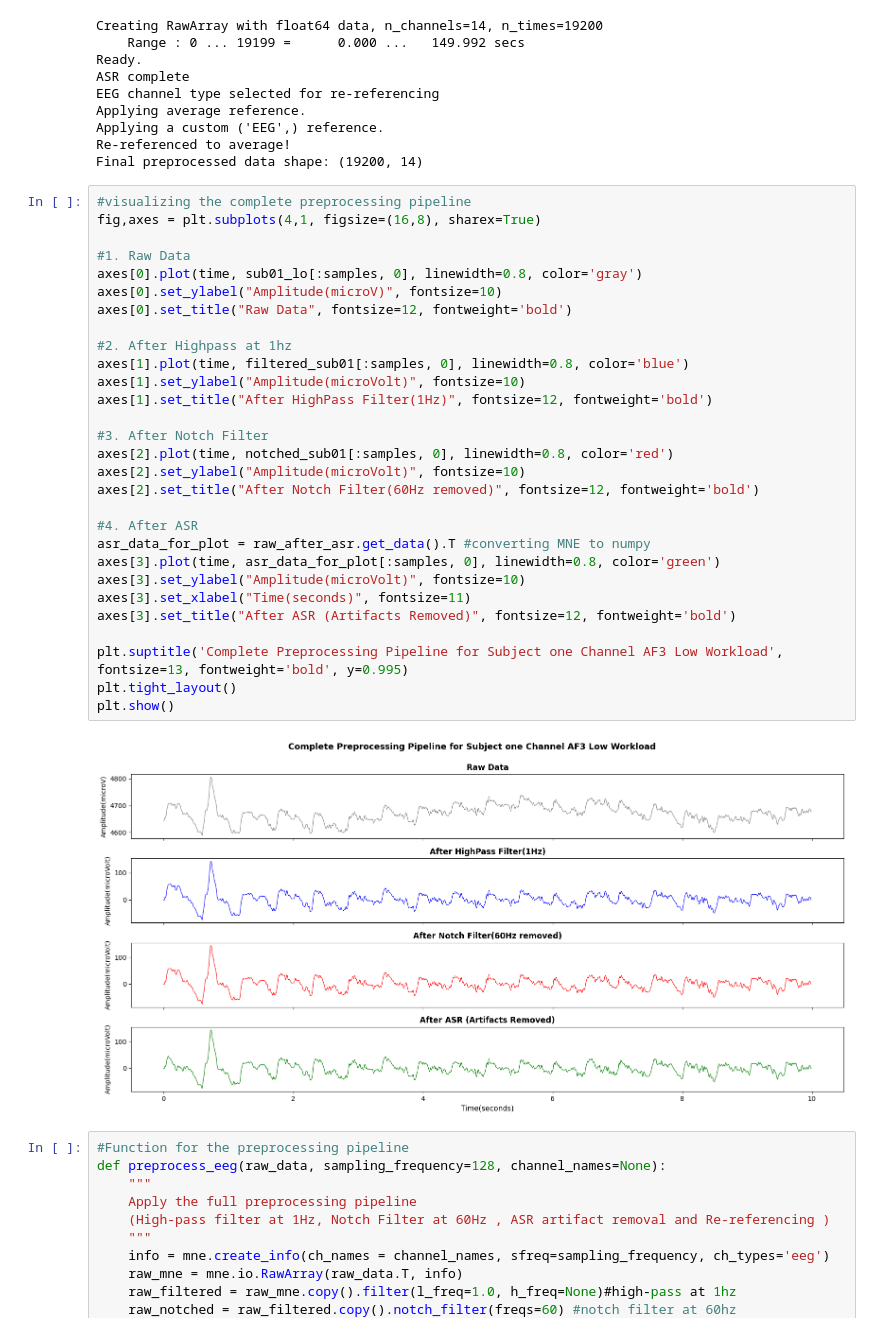
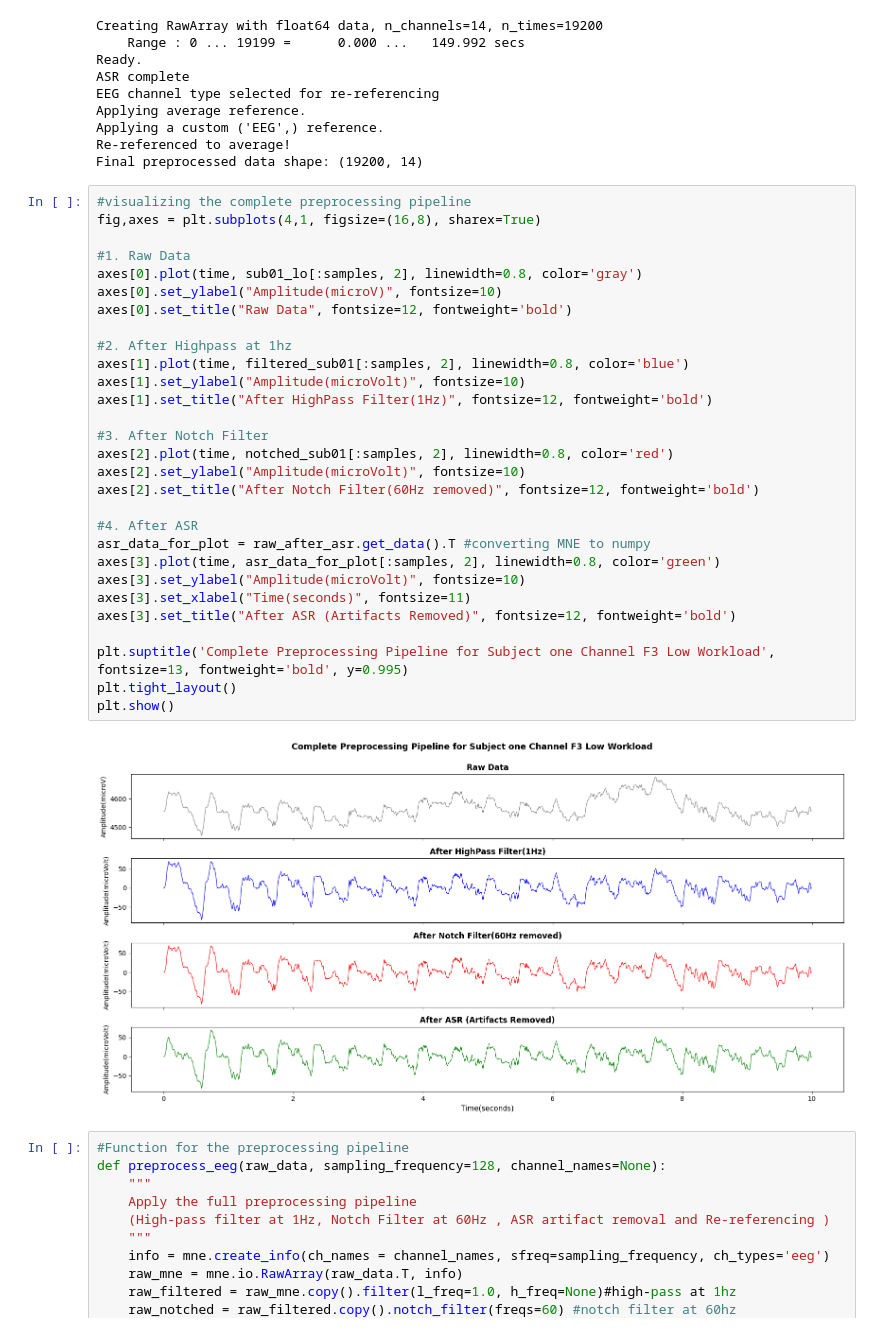
Before and after one commit to Folasewa/EEG-Based_Mental_Workload_Classifier, a Jupyter notebook: notebooks/preprocessing.ipynb, the cells around one changed output. Saved outputs shown, nothing was run; the diff lists cells and outputs as text.

```diff
--- a/notebooks/preprocessing.ipynb
+++ b/notebooks/preprocessing.ipynb
@@ -196,34 +196,34 @@ Final preprocessed data shape: (19200, 14)
 # %%
 #visualizing the complete preprocessing pipeline
 fig,axes = plt.subplots(4,1, figsize=(16,8), sharex=True)
 
 #1. Raw Data
-axes[0].plot(time, sub01_lo[:samples, 0], linewidth=0.8, color='gray')
+axes[0].plot(time, sub01_lo[:samples, 2], linewidth=0.8, color='gray')
 axes[0].set_ylabel("Amplitude(microV)", fontsize=10)
 axes[0].set_title("Raw Data", fontsize=12, fontweight='bold')
 
 #2. After Highpass at 1hz
-axes[1].plot(time, filtered_sub01[:samples, 0], linewidth=0.8, color='blue')
+axes[1].plot(time, filtered_sub01[:samples, 2], linewidth=0.8, color='blue')
 axes[1].set_ylabel("Amplitude(microVolt)", fontsize=10)
 axes[1].set_title("After HighPass Filter(1Hz)", fontsize=12, fontweight='bold')
 
 #3. After Notch Filter
-axes[2].plot(time, notched_sub01[:samples, 0], linewidth=0.8, color='red')
+axes[2].plot(time, notched_sub01[:samples, 2], linewidth=0.8, color='red')
 axes[2].set_ylabel("Amplitude(microVolt)", fontsize=10)
 axes[2].set_title("After Notch Filter(60Hz removed)", fontsize=12, fontweight='bold')
 
 #4. After ASR
 asr_data_for_plot = raw_after_asr.get_data().T #converting MNE to numpy
-axes[3].plot(time, asr_data_for_plot[:samples, 0], linewidth=0.8, color='green')
+axes[3].plot(time, asr_data_for_plot[:samples, 2], linewidth=0.8, color='green')
 axes[3].set_ylabel("Amplitude(microVolt)", fontsize=10)
 axes[3].set_xlabel("Time(seconds)", fontsize=11)
 axes[3].set_title("After ASR (Artifacts Removed)", fontsize=12, fontweight='bold')
 
-plt.suptitle('Complete Preprocessing Pipeline for Subject one Channel AF3 Low Workload', fontsize=13, fontweight='bold', y=0.995)
+plt.suptitle('Complete Preprocessing Pipeline for Subject one Channel F3 Low Workload', fontsize=13, fontweight='bold', y=0.995)
 plt.tight_layout()
 plt.show()
 # %% [output]
-[figure, old version]
+[figure, new version]
 # %%
 #Function for the preprocessing pipeline
 def preprocess_eeg(raw_data, sampling_frequency=128, channel_names=None):
```
Also changed, not shown: parts of 2 cells of this notebook, 1 other file.
